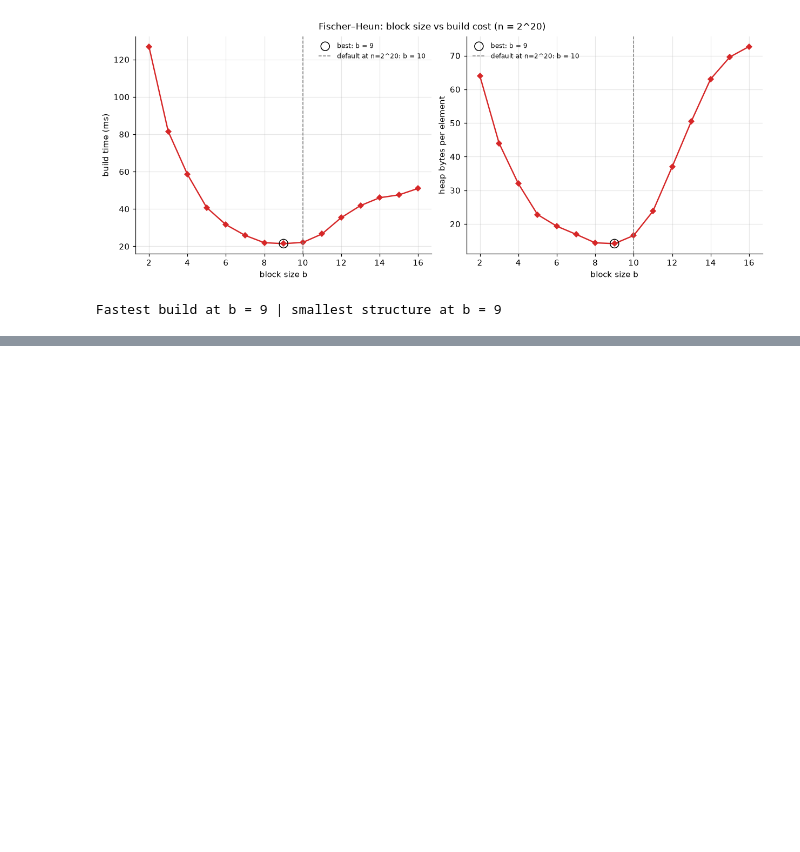
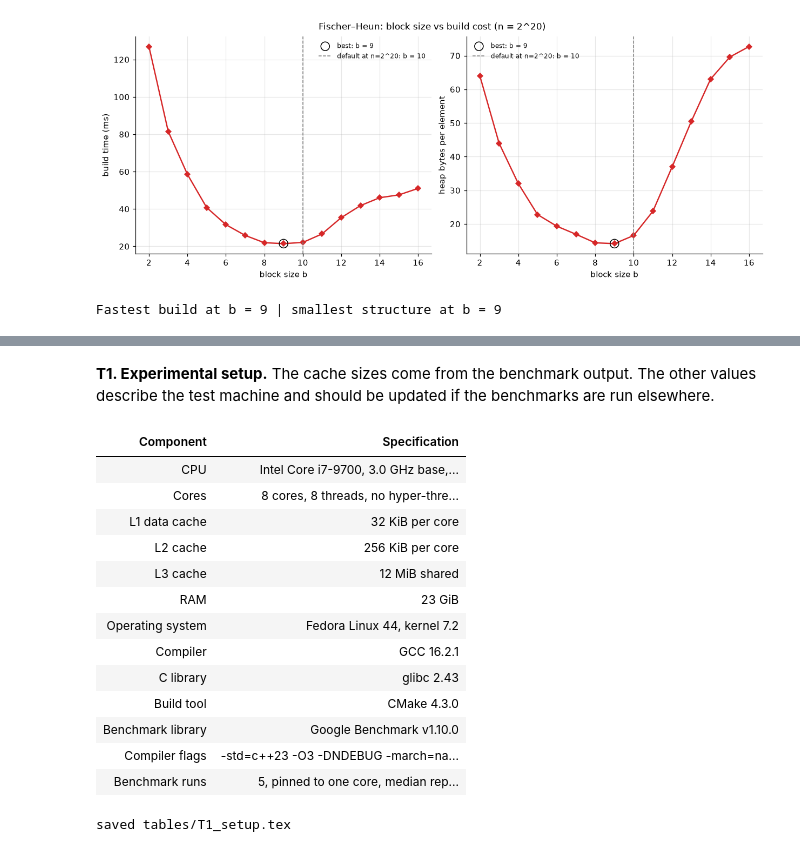
Before and after one commit to replicantStarr/Range-Minimum-Query-Implementation-Comparisons, a Jupyter notebook: analysis/rmq_plot_analysis.ipynb, the cells around one changed output, grey strips where cells are left out. Cells and saved outputs as stored; diff of their text form; code cells hidden in the pictures; blank space fills up the shorter version.

Commit message:
Final report downloaded and added

```diff
--- a/analysis/rmq_plot_analysis.ipynb
+++ b/analysis/rmq_plot_analysis.ipynb
@@ -673,0 +738,37 @@ Fastest build at b = 9 | smallest structure at b = 9
+# %% [markdown]
+**T1. Experimental setup.** The cache sizes come from the benchmark output. The other values describe the test machine and should be updated if the benchmarks are run elsewhere.
+# %%
+setup = pd.DataFrame([
+    ("CPU", "Intel Core i7-9700, 3.0 GHz base, 4.7 GHz maximum"),
+    ("Cores", "8 cores, 8 threads, no hyper-threading"),
+    ("L1 data cache", f"{CACHES['L1d'] // 1024} KiB per core"),
+    ("L2 cache", f"{CACHES['L2'] // 1024} KiB per core"),
+    ("L3 cache", f"{CACHES['L3'] // 1024 ** 2} MiB shared"),
+    ("RAM", "23 GiB"),
+    ("Operating system", "Fedora Linux 44, kernel 7.2"),
+    ("Compiler", "GCC 16.2.1"),
+    ("C library", "glibc 2.43"),
+    ("Build tool", "CMake 4.3.0"),
+    ("Benchmark library", "Google Benchmark v1.10.0"),
+    ("Compiler flags", "-std=c++23 -O3 -DNDEBUG -march=native"),
+    ("Benchmark runs", f"{len(files)}, pinned to one core, median reported"),
+], columns=["Component", "Specification"])
+
+display(setup.style.hide(axis="index"))
+write_table(setup, "T1_setup", "Hardware and software configuration of the test machine.", "tab:setup", align="ll")
+# %% [output]
+| Component | Specification |
+| CPU | Intel Core i7-9700, 3.0 GHz base,... |
+| Cores | 8 cores, 8 threads, no hyper-thre... |
+| L1 data cache | 32 KiB per core |
+| L2 cache | 256 KiB per core |
+| L3 cache | 12 MiB shared |
+| RAM | 23 GiB |
+| Operating system | Fedora Linux 44, kernel 7.2 |
+| Compiler | GCC 16.2.1 |
+| C library | glibc 2.43 |
+| Build tool | CMake 4.3.0 |
+| Benchmark library | Google Benchmark v1.10.0 |
+| Compiler flags | -std=c++23 -O3 -DNDEBUG -march=na... |
+| Benchmark runs | 5, pinned to one core, median rep... |
+saved tables/T1_setup.tex
```
Also changed, not shown: parts of 11 cells of this notebook, 30 other files.
